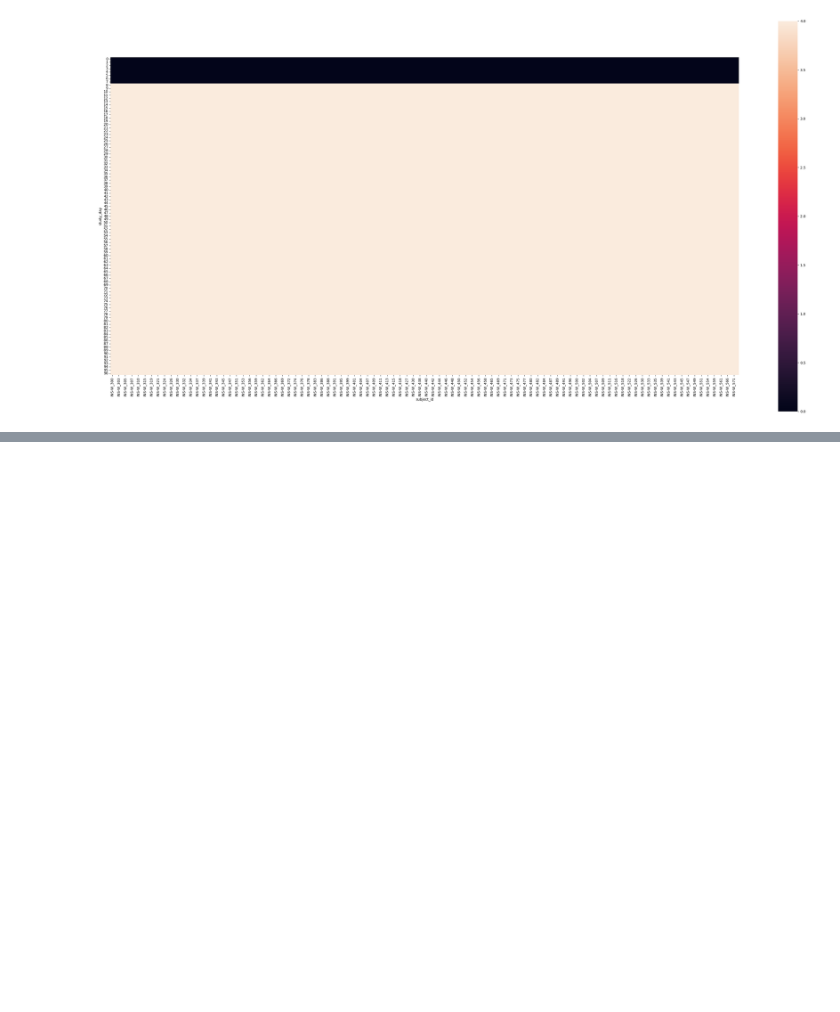
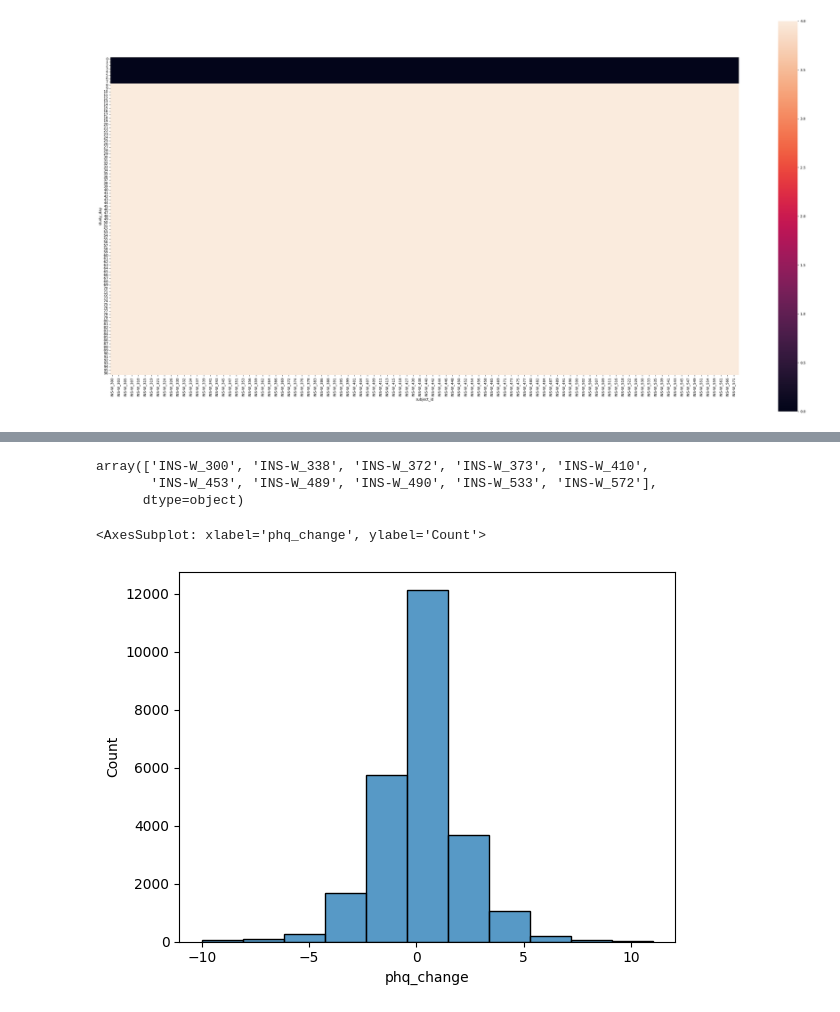
Before and after one commit to akre96/mhealth_anomaly_detection, a Jupyter notebook: notebooks/import_GLOBEM.ipynb, the cells around one changed output, grey strips where cells are left out. Saved outputs shown, nothing was run; the diff lists cells and outputs as text; code cells hidden in the pictures; blank space fills up the shorter version.

```diff
--- a/notebooks/import_GLOBEM.ipynb
+++ b/notebooks/import_GLOBEM.ipynb
@@ -588,0 +526,3 @@ phq_anomalies.describe().round(2)
+# %%
+qc = phq_anomalies[phq_anomalies.days == phq_anomalies.period*7]
+qc.shape, phq_anomalies.shape
@@ -588,0 +587,11 @@ phq_anomalies.describe().round(2)
+# %%
+detector_corr.subject_id.unique()
+# %% [output]
+array(['INS-W_300', 'INS-W_338', 'INS-W_372', 'INS-W_373', 'INS-W_410',
+       'INS-W_453', 'INS-W_489', 'INS-W_490', 'INS-W_533', 'INS-W_572'],
+      dtype=object)
+# %%
+sns.histplot(qc['phq_change'], bins=11)
+# %% [output]
+<AxesSubplot: xlabel='phq_change', ylabel='Count'>
+[figure, added]
```
Also changed, not shown: parts of 39 cells of this notebook, 4 other files.
